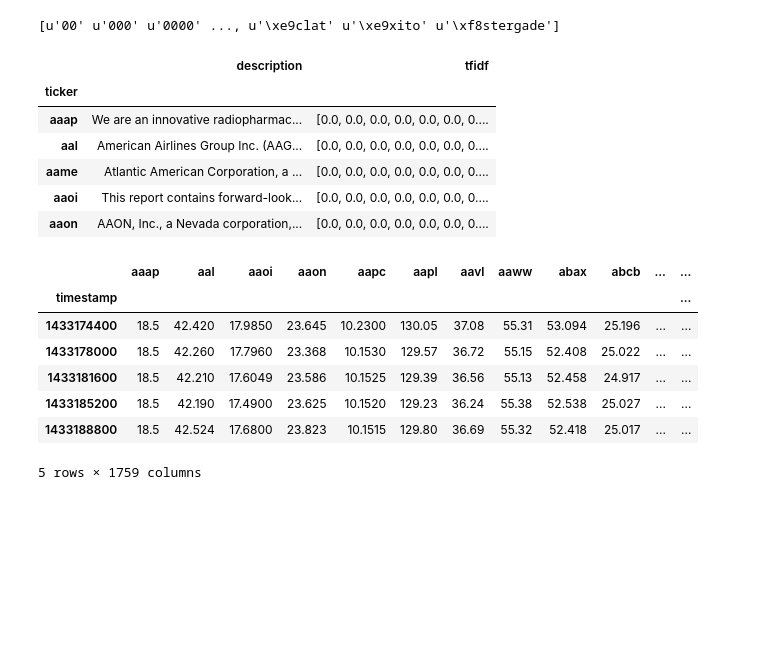
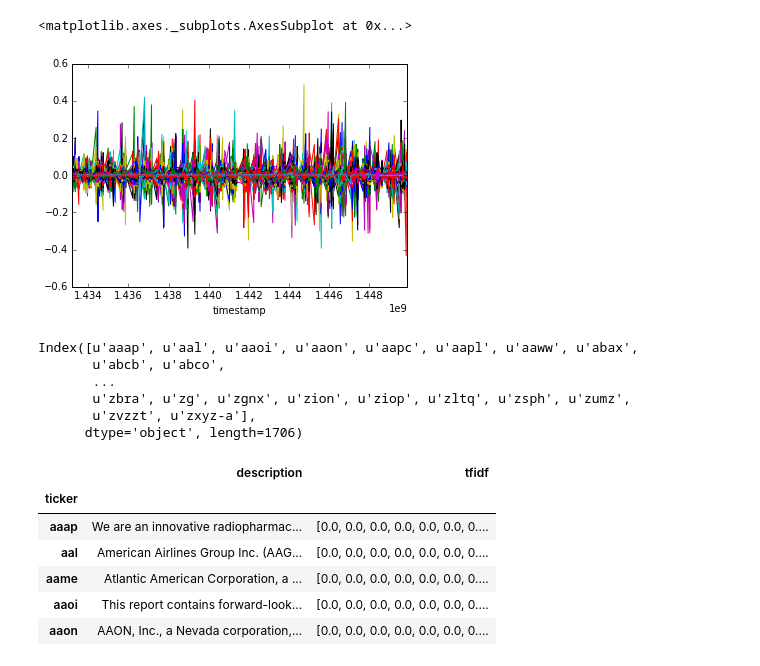
Before and after one commit to brian8128/gdelt_project, a Jupyter notebook: DataExtraction.ipynb, the cells around one changed output. Saved outputs shown, nothing was run; the diff lists cells and outputs as text; code cells hidden in the pictures; blank space fills up the shorter version.

```diff
--- a/DataExtraction.ipynb
+++ b/DataExtraction.ipynb
@@ -11,11 +8,29 @@ from sklearn.feature_extraction.text import TfidfVectorizer
 
 %matplotlib inline
+# %%
+# This function loads ticker data from the file, cleans it, and returns it as a pandas data frame
+# It is slow.
+ticker_df = get_ticker_price_df_from_file()
+
+# Takes the percent change and does some other cleaning
+dif_df = diff_df(ticker_df)
+dif_df.plot(legend=False)
+# %% [output]
+<matplotlib.axes._subplots.AxesSubplot at 0x...>
+[figure, added]
+# %%
+dif_df.columns
+# %% [output]
+Index([u'aaap', u'aal', u'aaoi', u'aaon', u'aapc', u'aapl', u'aaww', u'abax',
+       u'abcb', u'abco',
+       ...
+       u'zbra', u'zg', u'zgnx', u'zion', u'ziop', u'zltq', u'zsph', u'zumz',
+       u'zvzzt', u'zxyz-a'],
+      dtype='object', length=1706)
 # %%
-company_df, vocab = get_company_df_from_file()
-print vocab
+company_df, feature_names = get_company_description_df_and_feature_names()
 company_df.head()
 # %% [output]
-[u'00' u'000' u'0000' ..., u'\xe9clat' u'\xe9xito' u'\xf8stergade']
 |  | description | tfidf |
 | ticker |  |  |
 | aaap | We are an innovative radiopharmac... | [0.0, 0.0, 0.0, 0.0, 0.0, 0.0, 0.... |
@@ -23,15 +38,3 @@ company_df.head()
 | aame | Atlantic American Corporation, a ... | [0.0, 0.0, 0.0, 0.0, 0.0, 0.0, 0.... |
 | aaoi | This report contains forward-look... | [0.0, 0.0, 0.0, 0.0, 0.0, 0.0, 0.... |
 | aaon | AAON, Inc., a Nevada corporation,... | [0.0, 0.0, 0.0, 0.0, 0.0, 0.0, 0.... |
-# %%
-ticker_df = get_ticker_price_df_from_file()
-ticker_df.head()
-# %% [output]
-|  | aaap | aal | aaoi | aaon | aapc | aapl | aavl | aaww | abax | abcb | ... | ... |
-| timestamp |  |  |  |  |  |  |  |  |  |  |  | ... |
-| 1433174400 | 18.5 | 42.420 | 17.9850 | 23.645 | 10.2300 | 130.05 | 37.08 | 55.31 | 53.094 | 25.196 | ... | ... |
-| 1433178000 | 18.5 | 42.260 | 17.7960 | 23.368 | 10.1530 | 129.57 | 36.72 | 55.15 | 52.408 | 25.022 | ... | ... |
-| 1433181600 | 18.5 | 42.210 | 17.6049 | 23.586 | 10.1525 | 129.39 | 36.56 | 55.13 | 52.458 | 24.917 | ... | ... |
-| 1433185200 | 18.5 | 42.190 | 17.4900 | 23.625 | 10.1520 | 129.23 | 36.24 | 55.38 | 52.538 | 25.027 | ... | ... |
-| 1433188800 | 18.5 | 42.524 | 17.6800 | 23.823 | 10.1515 | 129.80 | 36.69 | 55.32 | 52.418 | 25.017 | ... | ... |
-5 rows × 1759 columns
```
Also changed, not shown: parts of 10 cells of this notebook, 3 other files.
